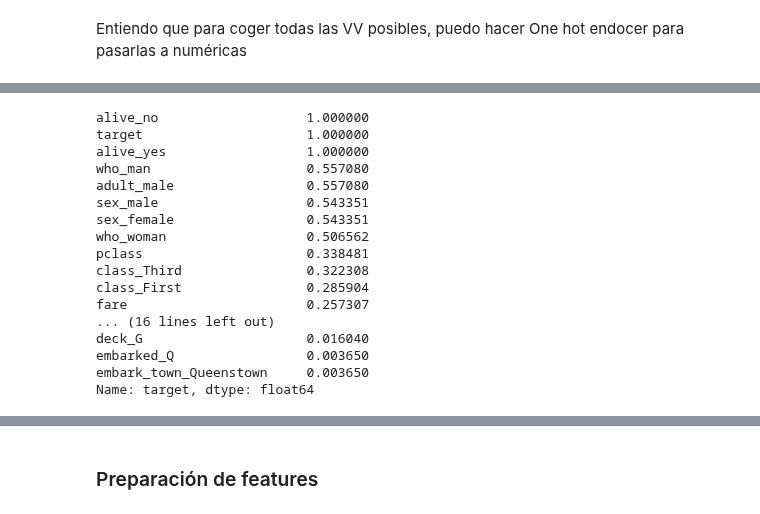
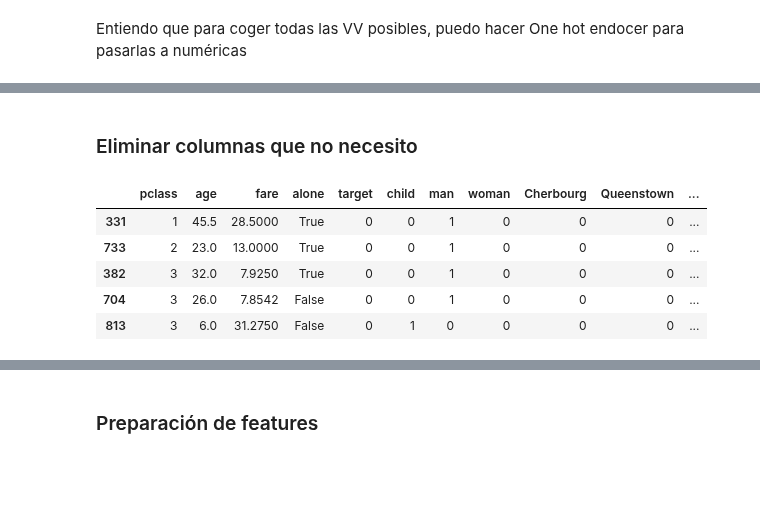
Before and after one commit to mariasanvals/DS_Online_Feb24_Exercises, a Jupyter notebook: 04_Machine_Learning/Sprint_12/Unidad_02/Practica_Obligatoria/18_Practica_Obligatoria_Clasificacion_y_Regresion_Logistica.ipynb, the cells around one changed output, grey strips where cells are left out. Cells and saved outputs as stored; diff of their text form; code cells hidden in the pictures; blank space fills up the shorter version.

```diff
--- a/04_Machine_Learning/Sprint_12/Unidad_02/Practica_Obligatoria/18_Practica_Obligatoria_Clasificacion_y_Regresion_Logistica.ipynb
+++ b/04_Machine_Learning/Sprint_12/Unidad_02/Practica_Obligatoria/18_Practica_Obligatoria_Clasificacion_y_Regresion_Logistica.ipynb
@@ -103,5 +103,5 @@ X_train, X_test, y_train, y_test = train_test_split(X, y, test_size = 0.20, rand
 # %% [markdown]
 Entiendo que para coger todas las VV posibles, puedo hacer One hot endocer para pasarlas a numéricas
 # %%
-df_eda = X_train.copy()
-df_eda["target"] = y_train.copy()
+df = X_train.copy()
+df["target"] = y_train.copy()
@@ -142,20 +108,12 @@ plt.show()
-# %%
-np.abs(df_eda.corr()['target']).sort_values(ascending=False)
-# %% [output]
-alive_no                   1.000000
-target                     1.000000
-alive_yes                  1.000000
-who_man                    0.557080
-adult_male                 0.557080
-sex_male                   0.543351
-sex_female                 0.543351
-who_woman                  0.506562
-pclass                     0.338481
-class_Third                0.322308
-class_First                0.285904
-fare                       0.257307
-... (16 lines left out)
-deck_G                     0.016040
-embarked_Q                 0.003650
-embark_town_Queenstown     0.003650
-Name: target, dtype: float64
+# %%
+# Usar One-Hot Encoding para las variables categóricas: WHO
+
+dummies_who = pd.get_dummies(df['who'], dtype=int) # convertir a numerica el sexo
+df = df.join(dummies_who) # añadir esta conversión al df
+# %%
+# Usar One-Hot Encoding para las variables categóricas: embark_town
+
+dummies_embarked = pd.get_dummies(df['embark_town'], dtype=int) # convertir a numerica el sexo
+df = df.join(dummies_embarked) # añadir esta conversión al df
+# %% [markdown]
+### Eliminar columnas que no necesito
@@ -161,0 +131,9 @@ Name: target, dtype: float64
+# %%
+df.head()
+# %% [output]
+|  | pclass | age | fare | alone | target | child | man | woman | Cherbourg | Queenstown | ... |
+| 331 | 1 | 45.5 | 28.5000 | True | 0 | 0 | 1 | 0 | 0 | 0 | ... |
+| 733 | 2 | 23.0 | 13.0000 | True | 0 | 0 | 1 | 0 | 0 | 0 | ... |
+| 382 | 3 | 32.0 | 7.9250 | True | 0 | 0 | 1 | 0 | 0 | 0 | ... |
+| 704 | 3 | 26.0 | 7.8542 | False | 0 | 0 | 1 | 0 | 0 | 0 | ... |
+| 813 | 3 | 6.0 | 31.2750 | False | 0 | 1 | 0 | 0 | 0 | 0 | ... |
```
Also changed, not shown: parts of 8 cells of this notebook, 1 other file.
